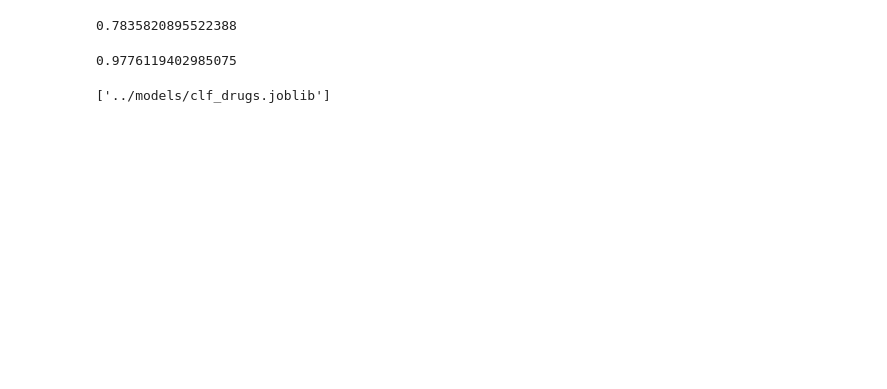
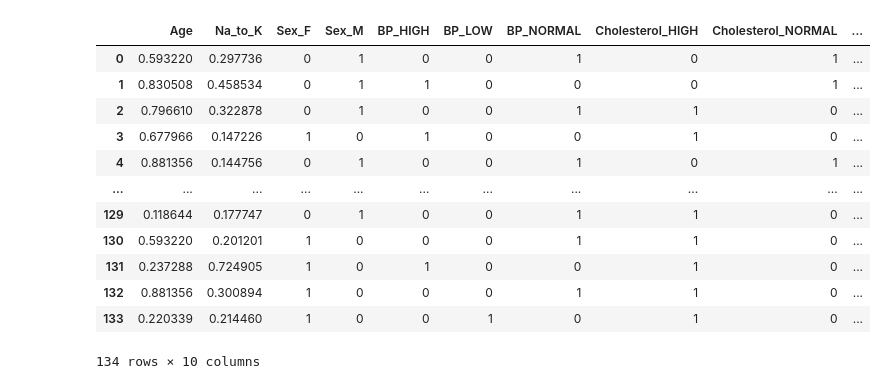
Before and after one commit to jdeguzman4/ML-Mini-Project, a Jupyter notebook: notebooks/Drugs.ipynb, the cells around one changed output. Cells and saved outputs as stored; diff of their text form; code cells hidden in the pictures; blank space fills up the shorter version.

Commit message:
modified drugs notebook. final joblib also uploaded

```diff
--- a/notebooks/Drugs.ipynb
+++ b/notebooks/Drugs.ipynb
@@ -42,27 +27,20 @@ y = df_y.values
-# %%
-# KNeighborsClassifier
-clf_knn = KNeighborsClassifier()
-clf_knn.fit(x, y)
-
-prediction = clf_knn.predict(x)
-
-acc_score = accuracy_score(y, prediction)
-acc_score
-# %% [output]
-0.7835820895522388
-# %%
-# MLPClassifier
-clf_mlp = MLPClassifier(random_state=1, max_iter=1000)
-clf_mlp.fit(x, y)
-
-prediction = clf_mlp.predict(x)
-
-acc_score = accuracy_score(y, prediction)
-acc_score
-# %% [output]
-0.9776119402985075
-# %%
-model_file = "../models/clf_drugs.joblib"
-dump(clf_knn, model_file)
-# %% [output]
-['../models/clf_drugs.joblib']
+# %%
+y_labels = df_y.idxmax(1)
+# %%
+df_concat = pd.concat([df_x, y_labels], axis=1)
+df_concat.rename(columns={df_concat.columns[-1]:'Drug Classification'}, inplace=True)
+df_concat
+# %% [output]
+|  | Age | Na_to_K | Sex_F | Sex_M | BP_HIGH | BP_LOW | BP_NORMAL | Cholesterol_HIGH | Cholesterol_NORMAL | ... |
+| 0 | 0.593220 | 0.297736 | 0 | 1 | 0 | 0 | 1 | 0 | 1 | ... |
+| 1 | 0.830508 | 0.458534 | 0 | 1 | 1 | 0 | 0 | 0 | 1 | ... |
+| 2 | 0.796610 | 0.322878 | 0 | 1 | 0 | 0 | 1 | 1 | 0 | ... |
+| 3 | 0.677966 | 0.147226 | 1 | 0 | 1 | 0 | 0 | 1 | 0 | ... |
+| 4 | 0.881356 | 0.144756 | 0 | 1 | 0 | 0 | 1 | 0 | 1 | ... |
+| ... | ... | ... | ... | ... | ... | ... | ... | ... | ... | ... |
+| 129 | 0.118644 | 0.177747 | 0 | 1 | 0 | 0 | 1 | 1 | 0 | ... |
+| 130 | 0.593220 | 0.201201 | 1 | 0 | 0 | 0 | 1 | 1 | 0 | ... |
+| 131 | 0.237288 | 0.724905 | 1 | 0 | 1 | 0 | 0 | 1 | 0 | ... |
+| 132 | 0.881356 | 0.300894 | 1 | 0 | 0 | 0 | 1 | 1 | 0 | ... |
+| 133 | 0.220339 | 0.214460 | 1 | 0 | 0 | 1 | 0 | 1 | 0 | ... |
+134 rows × 10 columns
```
Also changed, not shown: parts of 21 cells of this notebook, 1 other file.
